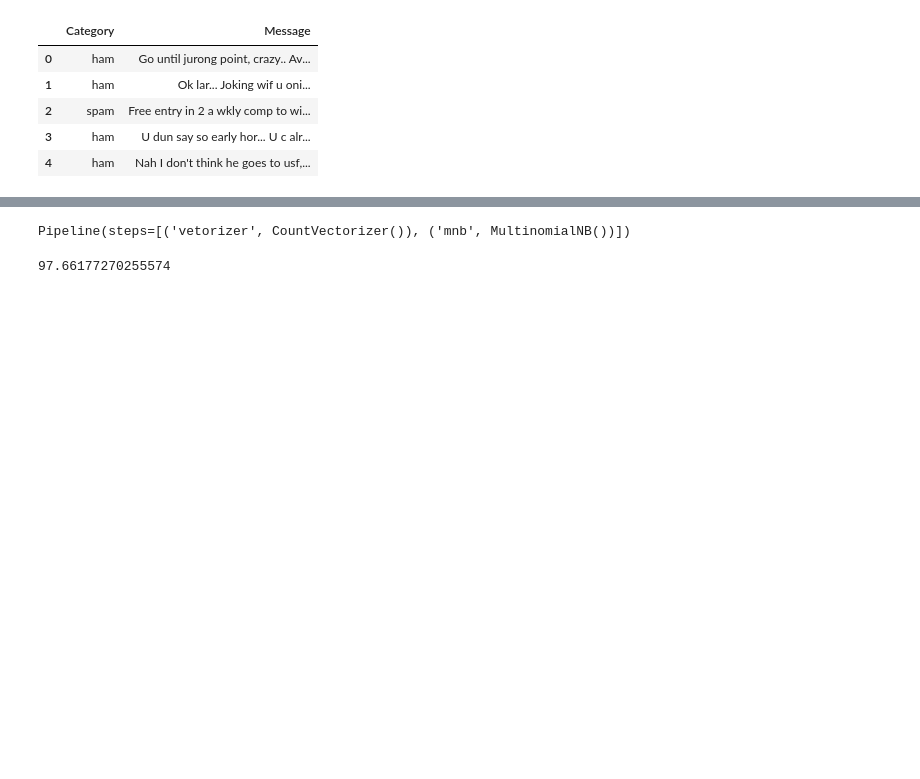
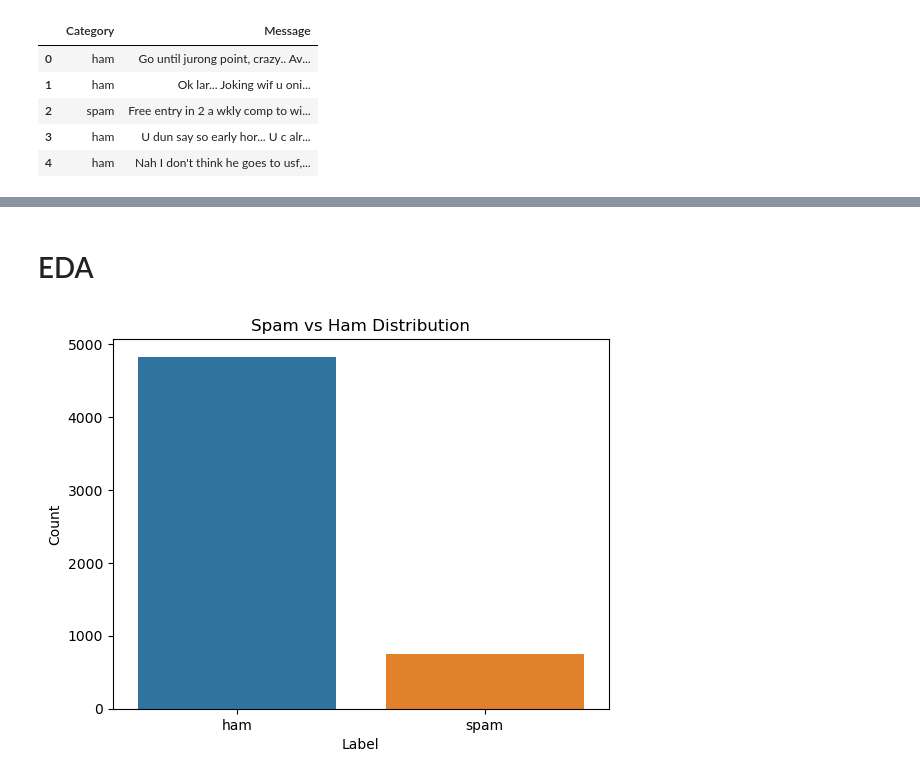
Before and after one commit to sathwik238/Email-Spam-Filtering-GNB, a Jupyter notebook: Email-spam-filtering.ipynb, the cells around one changed output, grey strips where cells are left out. Cells and saved outputs as stored; diff of their text form; code cells hidden in the pictures; blank space fills up the shorter version.

```diff
--- a/Email-spam-filtering.ipynb
+++ b/Email-spam-filtering.ipynb
@@ -22,3 +130,0 @@ data.groupby("Category").describe()
-# %%
-data["spam"]=data["Category"].apply(lambda x:1 if x=="spam" else 0)
-data.head()
@@ -127,8 +131,11 @@ esf=Pipeline([('vetorizer',CountVectorizer()),('mnb',MultinomialNB())])
-# %%
-esf.fit(X_train,y_train)
-# %% [output]
-Pipeline(steps=[('vetorizer', CountVectorizer()), ('mnb', MultinomialNB())])
-# %%
-esf.score(X_test,y_test)*100
-# %% [output]
-97.66177270255574
+# %% [markdown]
+# EDA
+# %%
+# Visualize distribution
+sns.countplot(x='Category', data=data)
+plt.title("Spam vs Ham Distribution")
+plt.xlabel("Label")
+plt.ylabel("Count")
+plt.show()
+# %% [output]
+[figure, added]
```
Also changed, not shown: parts of 62 cells of this notebook.
